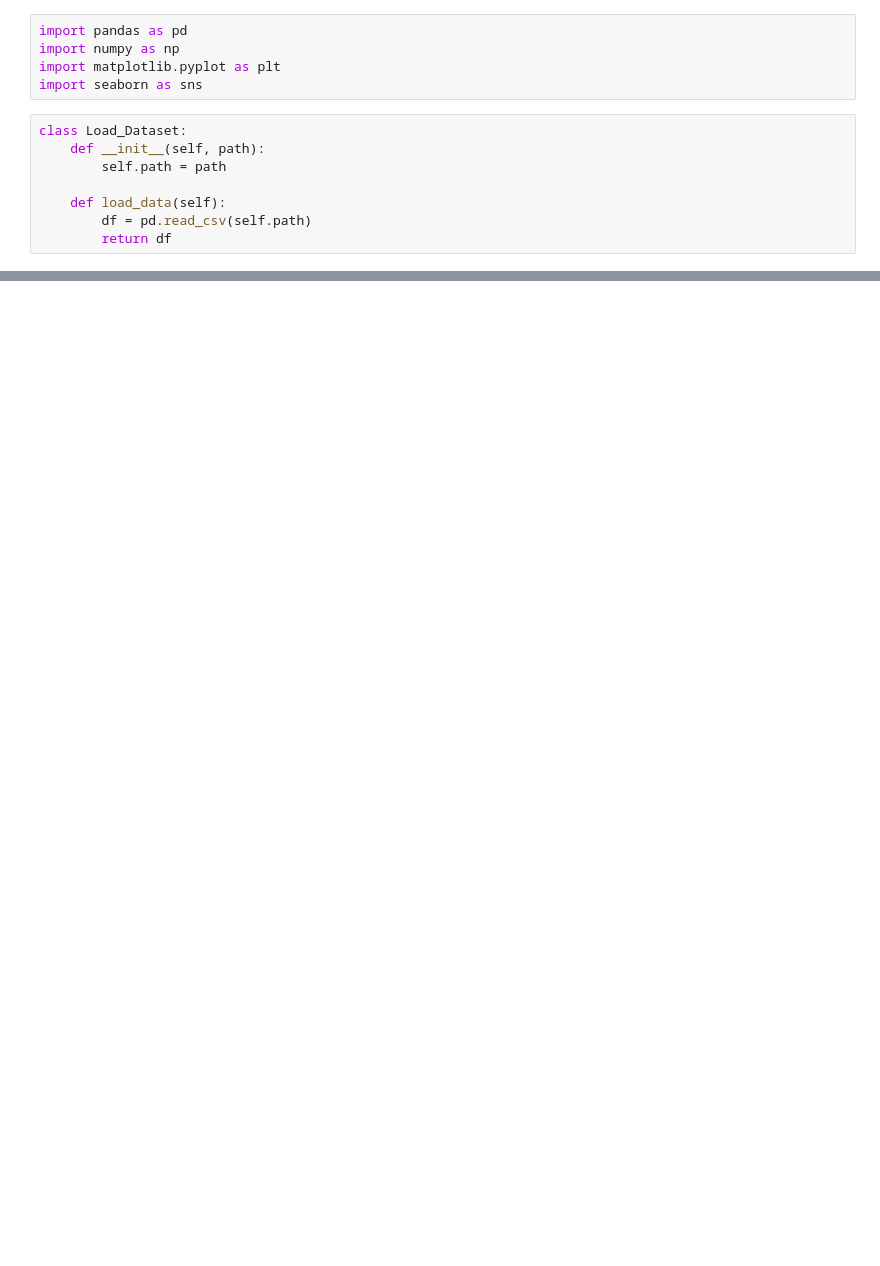
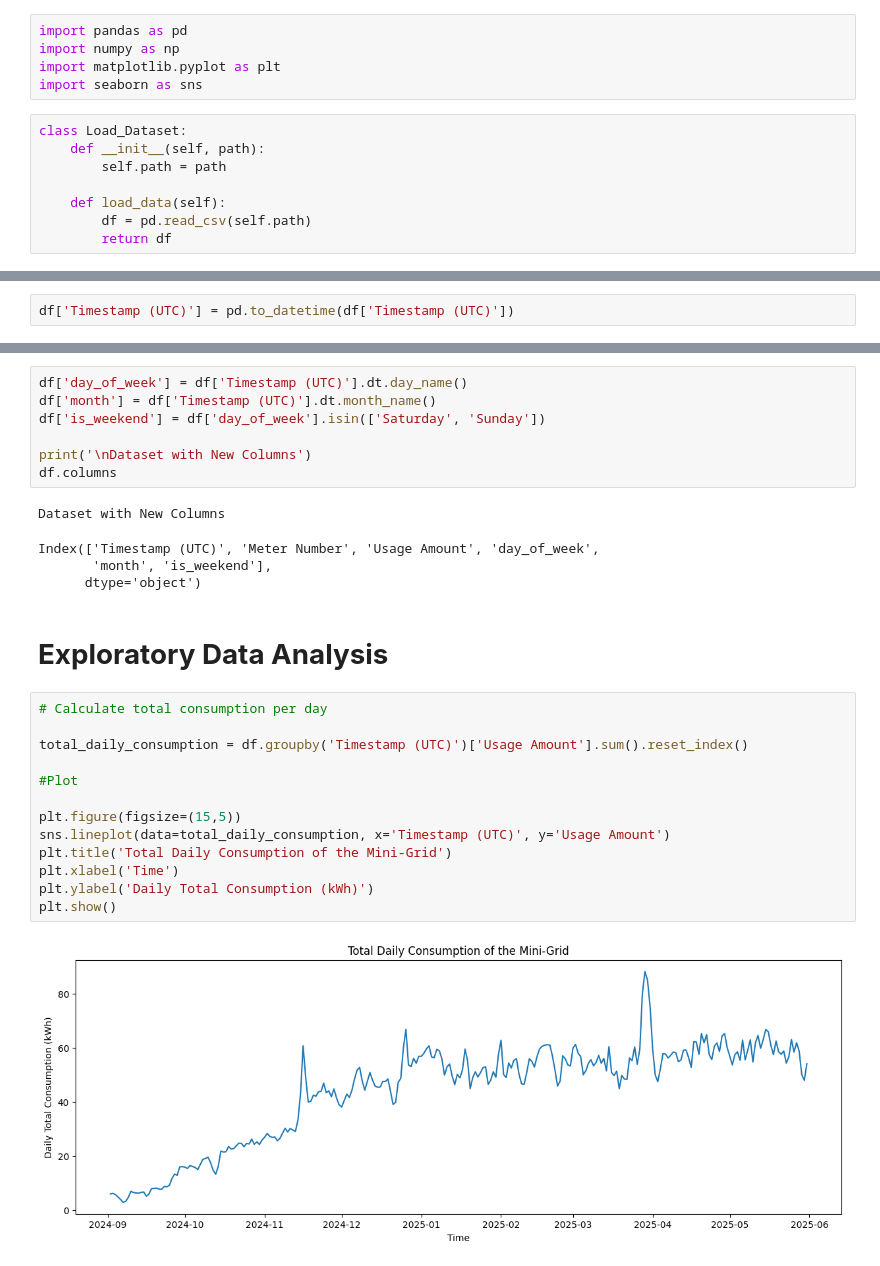
Before and after one commit to MrCupid75/Onaa-Mini-Grid-Customer-Segmentation, a Jupyter notebook: Daily Electricity Usage/main.ipynb, the cells around one changed output, grey strips where cells are left out. Cells and saved outputs as stored; diff of their text form; blank space fills up the shorter version.

Commit message:
new columns added,day of the week, month, and is weekend, total daily consumption grid calculated

```diff
--- a/Daily Electricity Usage/main.ipynb
+++ b/Daily Electricity Usage/main.ipynb
@@ -25,0 +27,2 @@ ParserError: Error tokenizing data. C error: Expected 2 fields in line 5, saw 5
+# %%
+df['Timestamp (UTC)'] = pd.to_datetime(df['Timestamp (UTC)'])
@@ -25,0 +49,29 @@ ParserError: Error tokenizing data. C error: Expected 2 fields in line 5, saw 5
+# %%
+df['day_of_week'] = df['Timestamp (UTC)'].dt.day_name()
+df['month'] = df['Timestamp (UTC)'].dt.month_name()
+df['is_weekend'] = df['day_of_week'].isin(['Saturday', 'Sunday'])
+
+print('\nDataset with New Columns')
+df.columns
+# %% [output]
+Dataset with New Columns
+Index(['Timestamp (UTC)', 'Meter Number', 'Usage Amount', 'day_of_week',
+       'month', 'is_weekend'],
+      dtype='object')
+# %% [markdown]
+# **Exploratory Data Analysis**
+# %%
+# Calculate total consumption per day
+
+total_daily_consumption = df.groupby('Timestamp (UTC)')['Usage Amount'].sum().reset_index()
+
+#Plot
+
+plt.figure(figsize=(15,5))
+sns.lineplot(data=total_daily_consumption, x='Timestamp (UTC)', y='Usage Amount')
+plt.title('Total Daily Consumption of the Mini-Grid')
+plt.xlabel('Time')
+plt.ylabel('Daily Total Consumption (kWh)')
+plt.show()
+# %% [output]
+[figure, added]
```
Also changed, not shown: parts of 2 cells of this notebook.
